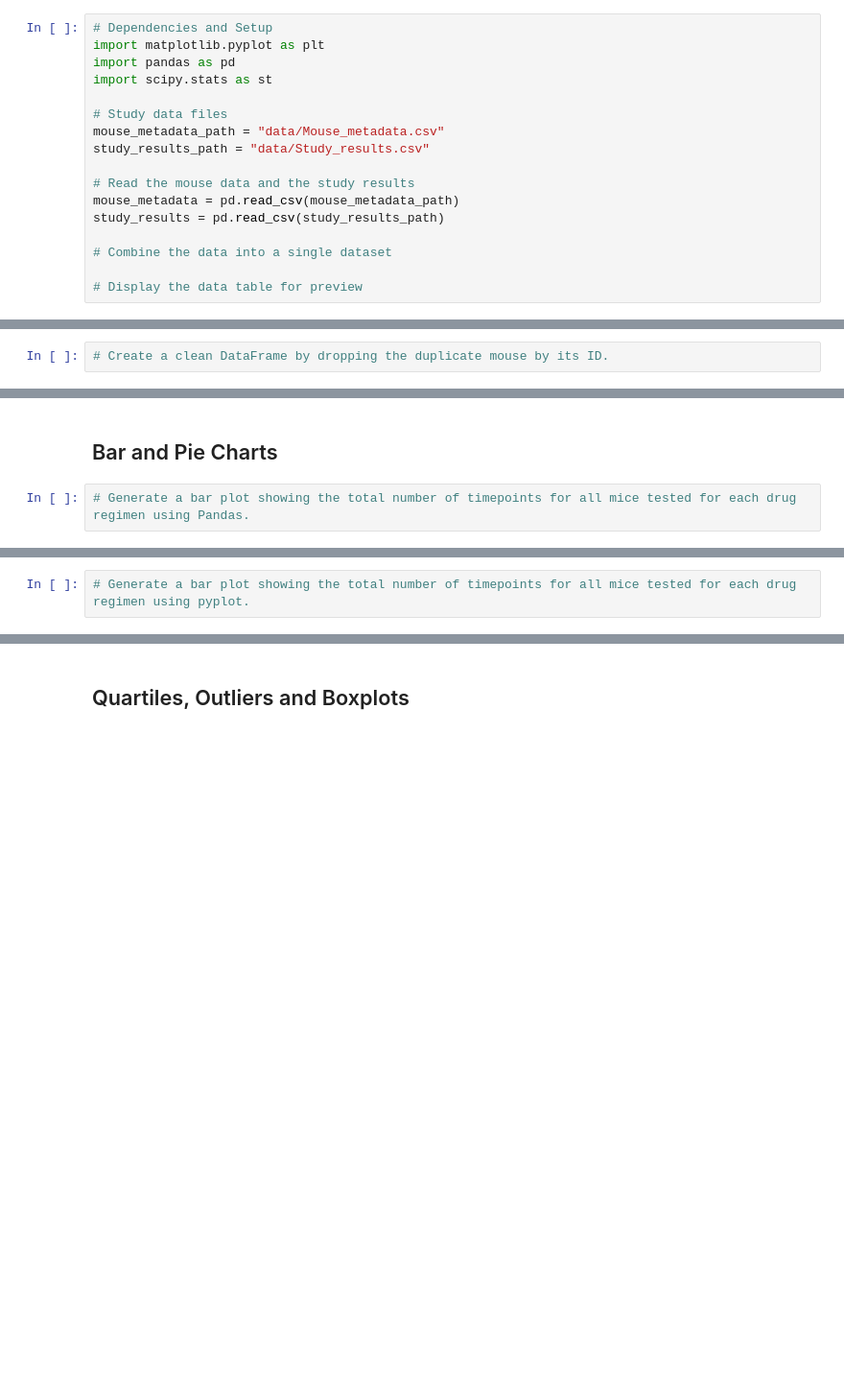
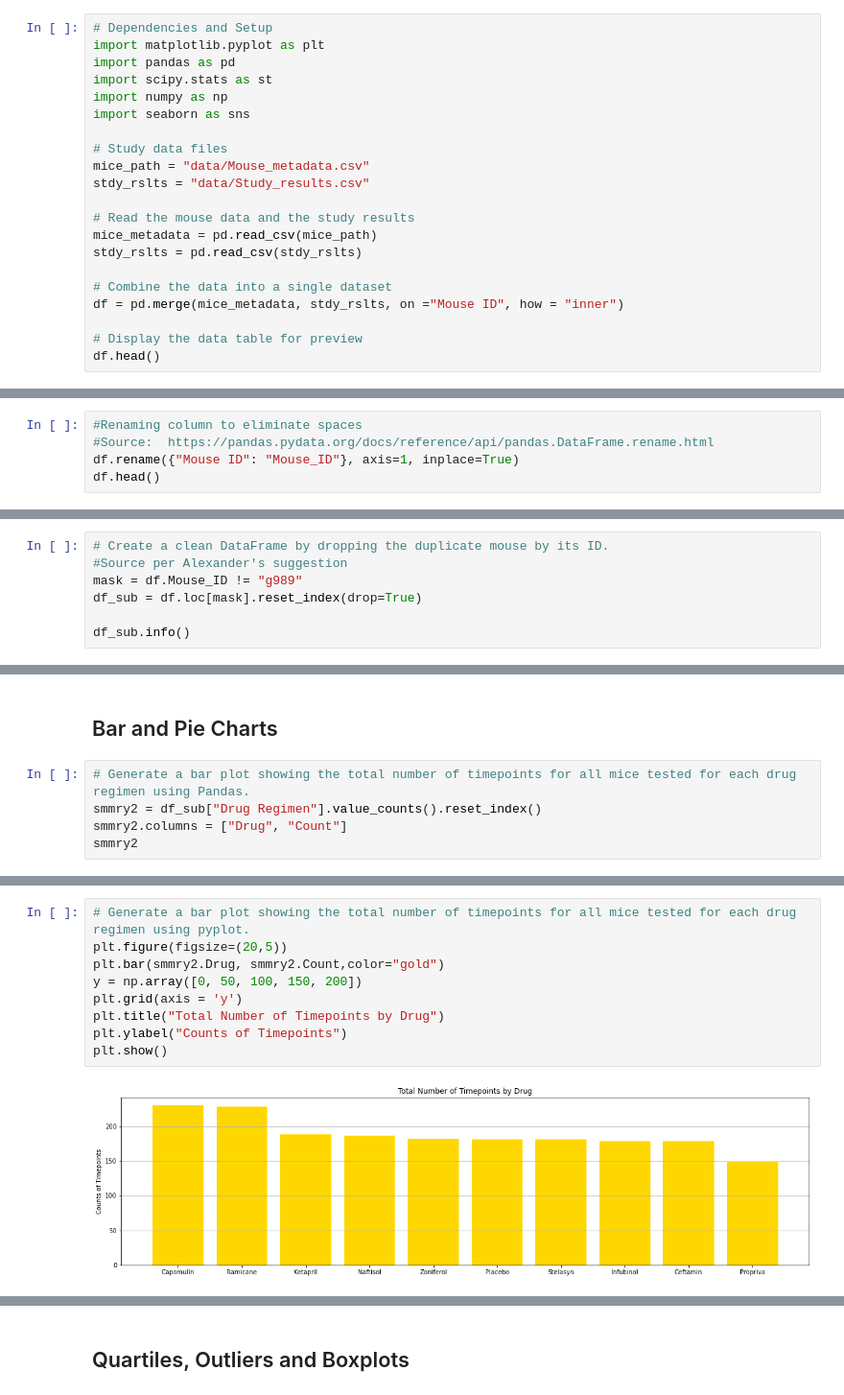
Before and after one commit to lopezmarco81/SMU_Data_1221_homework, a Jupyter notebook: 05 - Matplotlib/Instructions/Pymaceuticals/pymaceuticals_starter.ipynb, the cells around one changed output, grey strips where cells are left out. Shown at 96% size. Drawn from its saved outputs; the diff is of its cells as text; blank space fills up the shorter version.

```diff
--- a/05 - Matplotlib/Instructions/Pymaceuticals/pymaceuticals_starter.ipynb
+++ b/05 - Matplotlib/Instructions/Pymaceuticals/pymaceuticals_starter.ipynb
@@ -5,15 +5,19 @@
 import matplotlib.pyplot as plt
 import pandas as pd
 import scipy.stats as st
+import numpy as np
+import seaborn as sns
 
 # Study data files
-mouse_metadata_path = "data/Mouse_metadata.csv"
-study_results_path = "data/Study_results.csv"
+mice_path = "data/Mouse_metadata.csv"
+stdy_rslts = "data/Study_results.csv"
 
 # Read the mouse data and the study results
-mouse_metadata = pd.read_csv(mouse_metadata_path)
-study_results = pd.read_csv(study_results_path)
+mice_metadata = pd.read_csv(mice_path)
+stdy_rslts = pd.read_csv(stdy_rslts)
 
 # Combine the data into a single dataset
+df = pd.merge(mice_metadata, stdy_rslts, on ="Mouse ID", how = "inner")
 
 # Display the data table for preview
+df.head()
@@ -19,0 +31,5 @@ study_results = pd.read_csv(study_results_path)
+# %%
+#Renaming column to eliminate spaces
+#Source:  https://pandas.pydata.org/docs/reference/api/pandas.DataFrame.rename.html
+df.rename({"Mouse ID": "Mouse_ID"}, axis=1, inplace=True)
+df.head()
@@ -26,2 +83,7 @@ study_results = pd.read_csv(study_results_path)
 # %%
 # Create a clean DataFrame by dropping the duplicate mouse by its ID.
+#Source per Alexander's suggestion
+mask = df.Mouse_ID != "g989"
+df_sub = df.loc[mask].reset_index(drop=True)
+
+df_sub.info()
@@ -43,3 +164,6 @@ study_results = pd.read_csv(study_results_path)
 ## Bar and Pie Charts
 # %%
 # Generate a bar plot showing the total number of timepoints for all mice tested for each drug regimen using Pandas.
+smmry2 = df_sub["Drug Regimen"].value_counts().reset_index()
+smmry2.columns = ["Drug", "Count"]
+smmry2
@@ -46,4 +182,13 @@ study_results = pd.read_csv(study_results_path)
 # %%
 # Generate a bar plot showing the total number of timepoints for all mice tested for each drug regimen using pyplot.
+plt.figure(figsize=(20,5))
+plt.bar(smmry2.Drug, smmry2.Count,color="gold")
+y = np.array([0, 50, 100, 150, 200])
+plt.grid(axis = 'y')
+plt.title("Total Number of Timepoints by Drug")
+plt.ylabel("Counts of Timepoints")
+plt.show()
+# %% [output]
+[figure, added]
 # %%
 # Generate a pie plot showing the distribution of female versus male mice using Pandas
```
Also changed, not shown: parts of 16 cells of this notebook, 6 other files.
